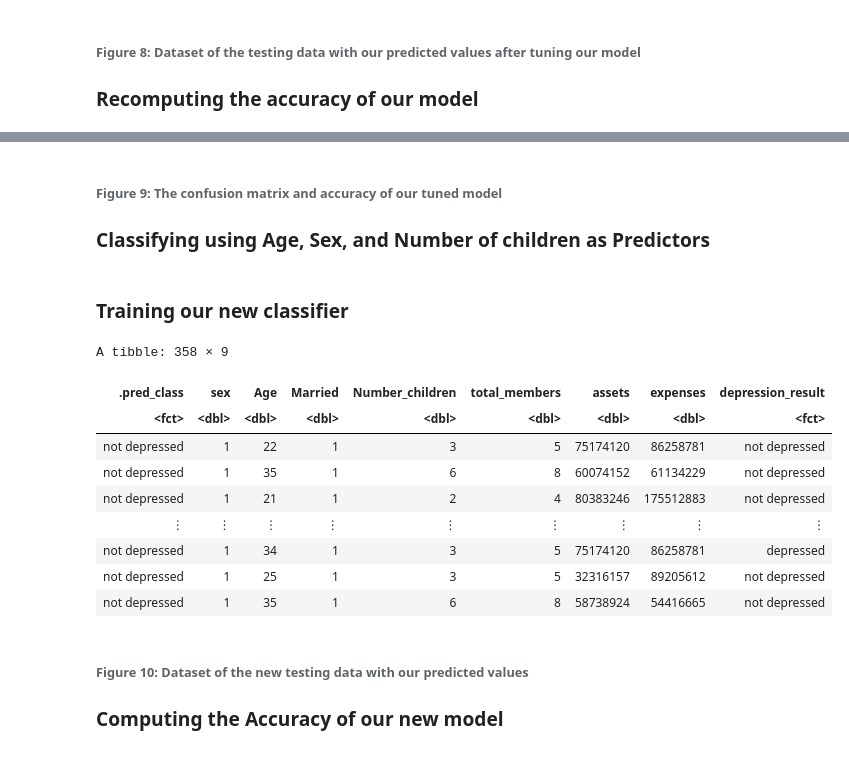
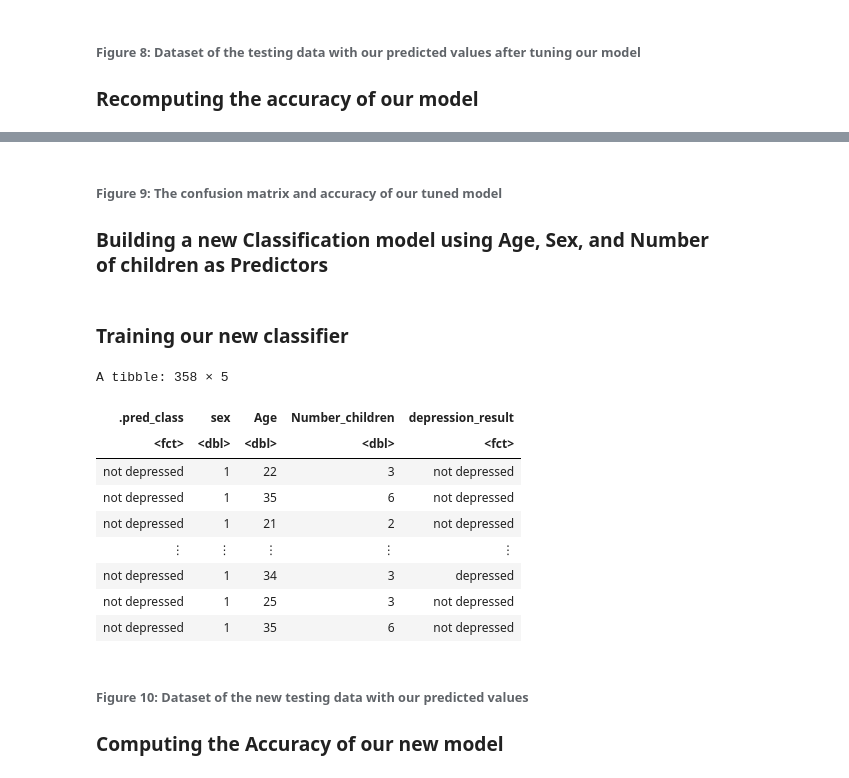
Before and after one commit to DonaldKLee/DSCI-100-Group-Project, a Jupyter notebook: main.ipynb, the cells around one changed output, grey strips where cells are left out. Saved outputs shown, nothing was run; the diff lists cells and outputs as text; code cells hidden in the pictures.

```diff
--- a/main.ipynb
+++ b/main.ipynb
@@ -424,9 +390,13 @@ Accuracy:  0.7178771
 # %% [markdown]
 ###### Figure 9: The confusion matrix and accuracy of our tuned model
 
-### Classifying using Age, Sex, and Number of children as Predictors
+### Building a new Classification model using Age, Sex, and Number of children as Predictors
 # %%
 set.seed(2)
+
+# Filtering our data
+depression_data <- depression_data |>
+    select(sex, Age, Number_children, depression_result)
 
 # Getting training data
 new_depression_data_split <- initial_split(depression_data, prop=0.75, strata = depression_result)
@@ -438,43 +408,43 @@ new_depression_test <- testing(new_depression_data_split)
 # %%
 set.seed(40)
 
 # Getting proportions
 new_proportions <- new_depression_train |>
                       group_by(depression_result) |>
                       summarize(n = n()) |>
                       mutate(percent = 100*n/nrow(new_depression_train))
 
 # Creating a recipe
 new_depression_recipe <- recipe(depression_result ~ Age + sex + Number_children, data = new_depression_train) |>
     step_scale(all_predictors()) |>
     step_center(all_predictors()) |>
     step_upsample(depression_result, over_ratio = 1) |>
     prep()
 
 new_knn_spec <- nearest_neighbor(weight_func = "rectangular", neighbors = 3) |>
     set_engine("kknn") |>
     set_mode("classification")
 
 new_knn_fit <- workflow() |>
     add_recipe(new_depression_recipe) |>
     add_model(new_knn_spec) |>
     fit(data = new_depression_train)
 
 new_depression_test_predictions <- predict(new_knn_fit, new_depression_test) |>
-    bind_cols(depression_test)
+    bind_cols(new_depression_test)
 
 new_depression_test_predictions
 # %% [output]
-A tibble: 358 × 9
+A tibble: 358 × 5
-| .pred_class | sex | Age | Married | Number_children | total_members | assets | expenses | depression_result |
-| <fct> | <dbl> | <dbl> | <dbl> | <dbl> | <dbl> | <dbl> | <dbl> | <fct> |
-| not depressed | 1 | 22 | 1 | 3 | 5 | 75174120 | 86258781 | not depressed |
-| not depressed | 1 | 35 | 1 | 6 | 8 | 60074152 | 61134229 | not depressed |
-| not depressed | 1 | 21 | 1 | 2 | 4 | 80383246 | 175512883 | not depressed |
-| ⋮ | ⋮ | ⋮ | ⋮ | ⋮ | ⋮ | ⋮ | ⋮ | ⋮ |
-| not depressed | 1 | 34 | 1 | 3 | 5 | 75174120 | 86258781 | depressed |
-| not depressed | 1 | 25 | 1 | 3 | 5 | 32316157 | 89205612 | not depressed |
-| not depressed | 1 | 35 | 1 | 6 | 8 | 58738924 | 54416665 | not depressed |
+| .pred_class | sex | Age | Number_children | depression_result |
+| <fct> | <dbl> | <dbl> | <dbl> | <fct> |
+| not depressed | 1 | 22 | 3 | not depressed |
+| not depressed | 1 | 35 | 6 | not depressed |
+| not depressed | 1 | 21 | 2 | not depressed |
+| ⋮ | ⋮ | ⋮ | ⋮ | ⋮ |
+| not depressed | 1 | 34 | 3 | depressed |
+| not depressed | 1 | 25 | 3 | not depressed |
+| not depressed | 1 | 35 | 6 | not depressed |
 # %% [markdown]
 ###### Figure 10: Dataset of the new testing data with our predicted values
 
```
Also changed, not shown: parts of 12 cells of this notebook.
